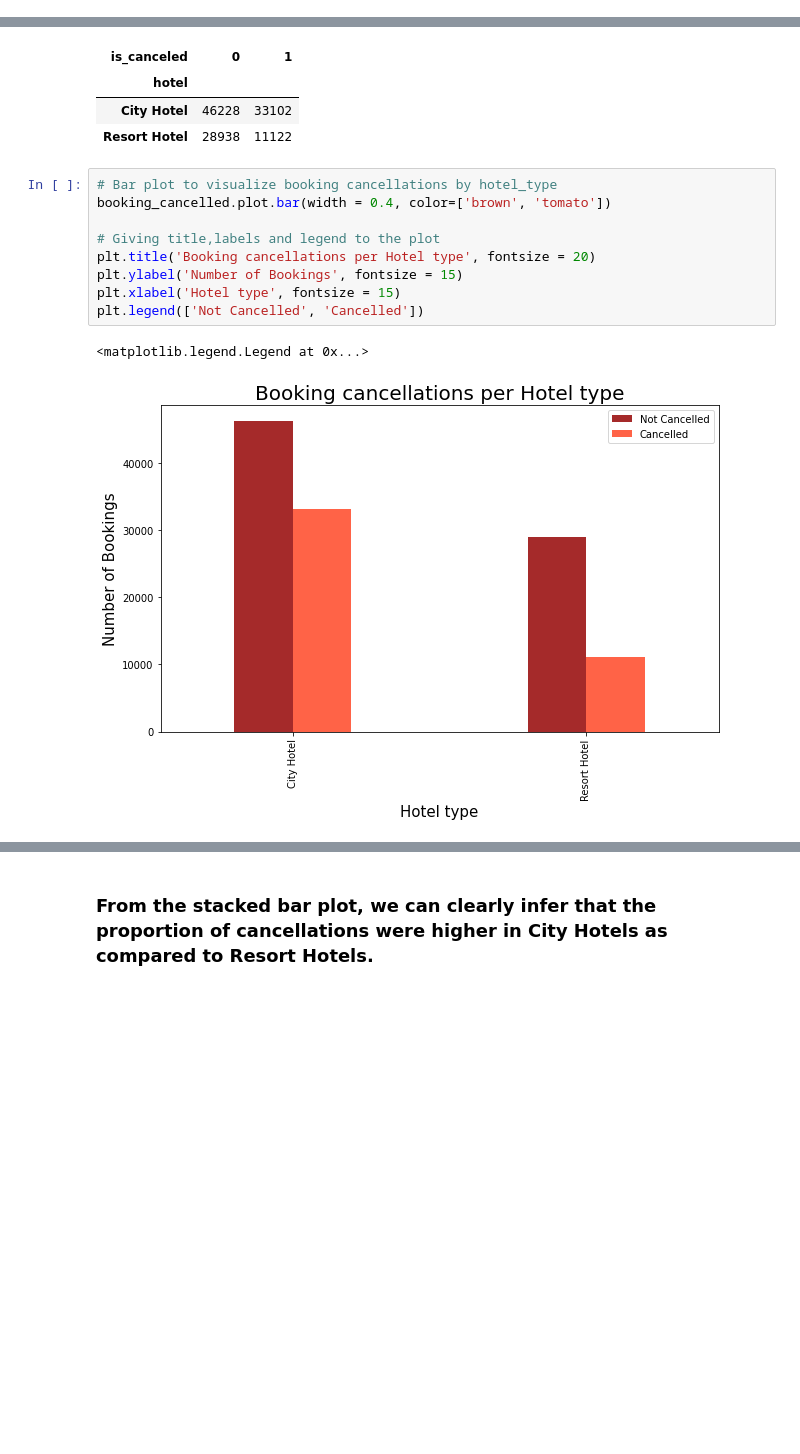
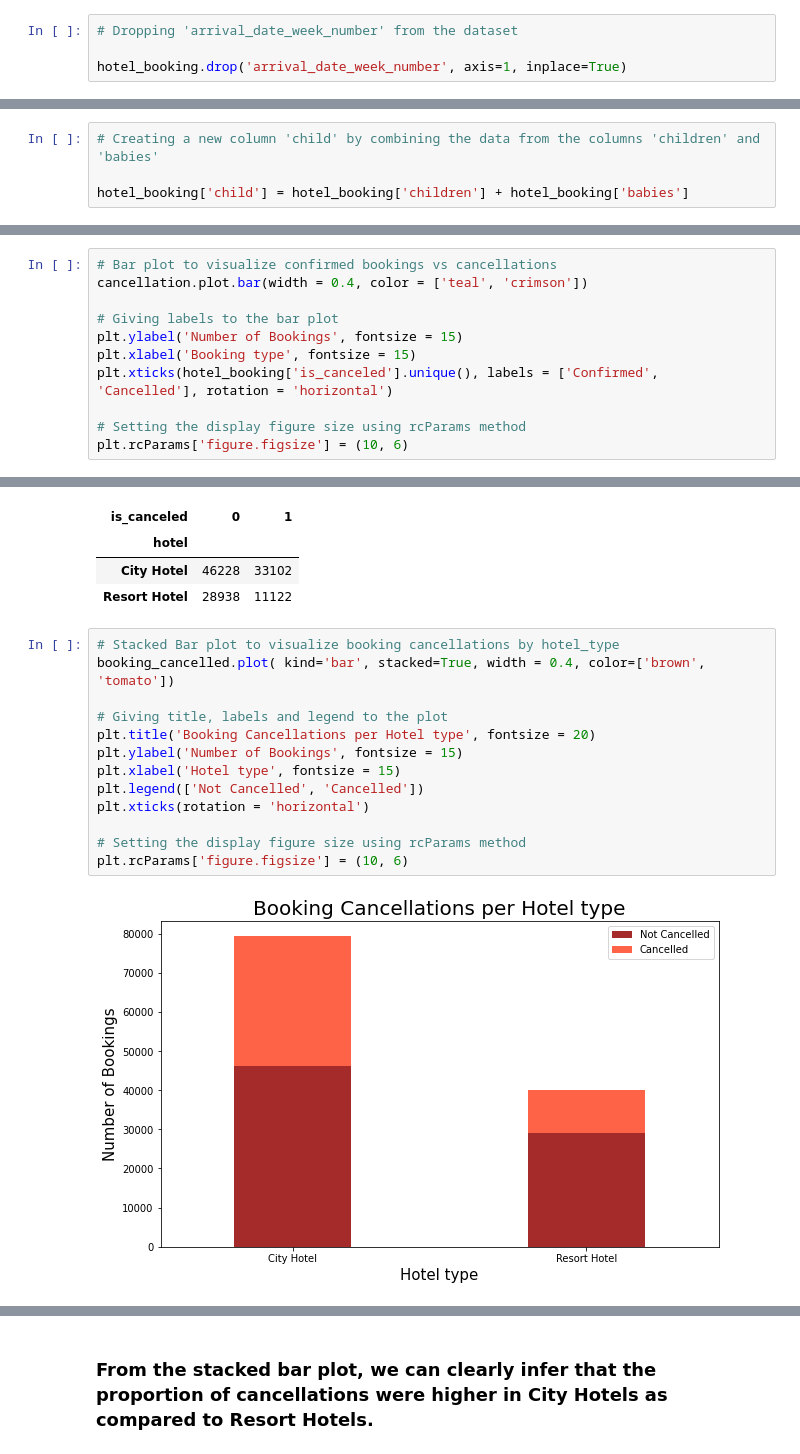
Before and after one commit to priyaregit/EDA_Hotel-Booking, a Jupyter notebook: Hotel_Booking_Analysis_EDA_Capstone_Project.ipynb, the cells around one changed output, grey strips where cells are left out. Saved outputs shown, nothing was run; the diff lists cells and outputs as text; blank space fills up the shorter version.

```diff
--- a/Hotel_Booking_Analysis_EDA_Capstone_Project.ipynb
+++ b/Hotel_Booking_Analysis_EDA_Capstone_Project.ipynb
@@ -288 +290,5 @@ hotel_booking.describe()
+# %%
+# Dropping 'arrival_date_week_number' from the dataset
+
+hotel_booking.drop('arrival_date_week_number', axis=1, inplace=True)
 # %% [markdown]
@@ -400,0 +415,4 @@ hotel_booking.drop('company', axis=1, inplace=True)
+# %%
+# Creating a new column 'child' by combining the data from the columns 'children' and 'babies'
+
+hotel_booking['child'] = hotel_booking['children'] + hotel_booking['babies']
@@ -449,0 +539,11 @@ plt.rcParams['figure.figsize'] = (10, 6)
+# %%
+# Bar plot to visualize confirmed bookings vs cancellations
+cancellation.plot.bar(width = 0.4, color = ['teal', 'crimson'])
+
+# Giving labels to the bar plot
+plt.ylabel('Number of Bookings', fontsize = 15)
+plt.xlabel('Booking type', fontsize = 15)
+plt.xticks(hotel_booking['is_canceled'].unique(), labels = ['Confirmed', 'Cancelled'], rotation = 'horizontal')
+
+# Setting the display figure size using rcParams method
+plt.rcParams['figure.figsize'] = (10, 6)
@@ -458,14 +571,17 @@ booking_cancelled
 | City Hotel | 46228 | 33102 |
 | Resort Hotel | 28938 | 11122 |
 # %%
-# Bar plot to visualize booking cancellations by hotel_type
-booking_cancelled.plot.bar(width = 0.4, color=['brown', 'tomato'])
+# Stacked Bar plot to visualize booking cancellations by hotel_type
+booking_cancelled.plot( kind='bar', stacked=True, width = 0.4, color=['brown', 'tomato'])
 
-# Giving title,labels and legend to the plot
-plt.title('Booking cancellations per Hotel type', fontsize = 20)
+# Giving title, labels and legend to the plot
+plt.title('Booking Cancellations per Hotel type', fontsize = 20)
 plt.ylabel('Number of Bookings', fontsize = 15)
 plt.xlabel('Hotel type', fontsize = 15)
 plt.legend(['Not Cancelled', 'Cancelled'])
+plt.xticks(rotation = 'horizontal')
+
+# Setting the display figure size using rcParams method
+plt.rcParams['figure.figsize'] = (10, 6)
 # %% [output]
-<matplotlib.legend.Legend at 0x...>
-[figure, old version]
+[figure, new version]
```
Also changed, not shown: parts of 81 cells of this notebook.
